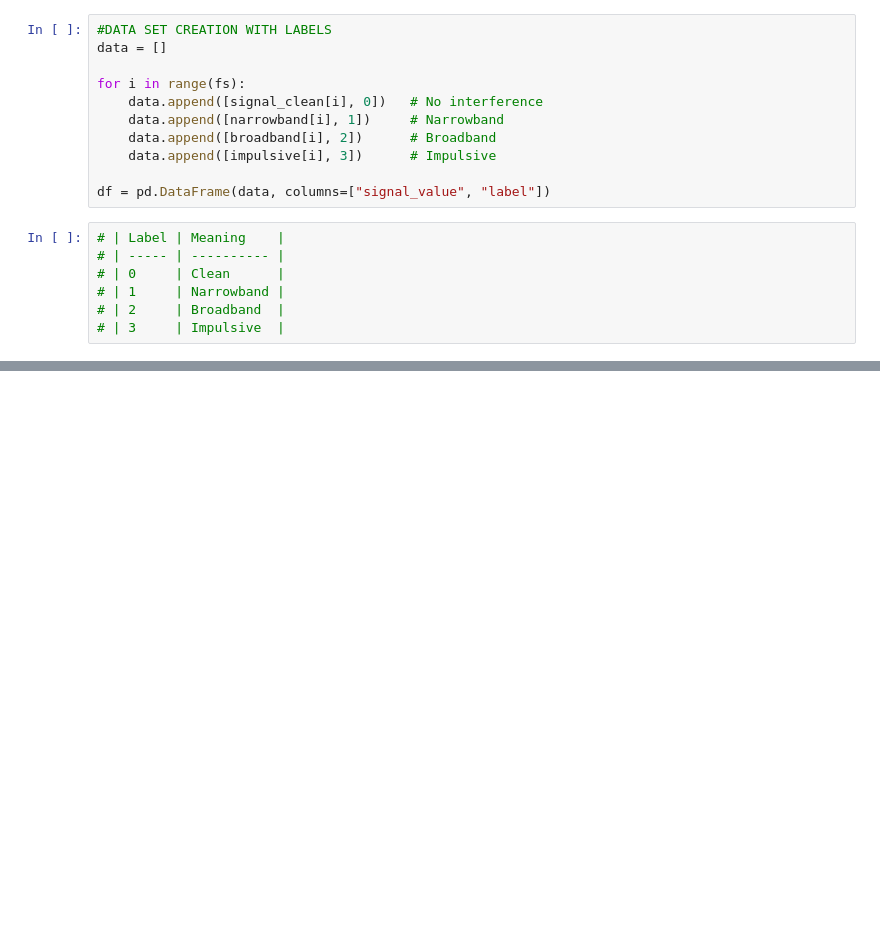
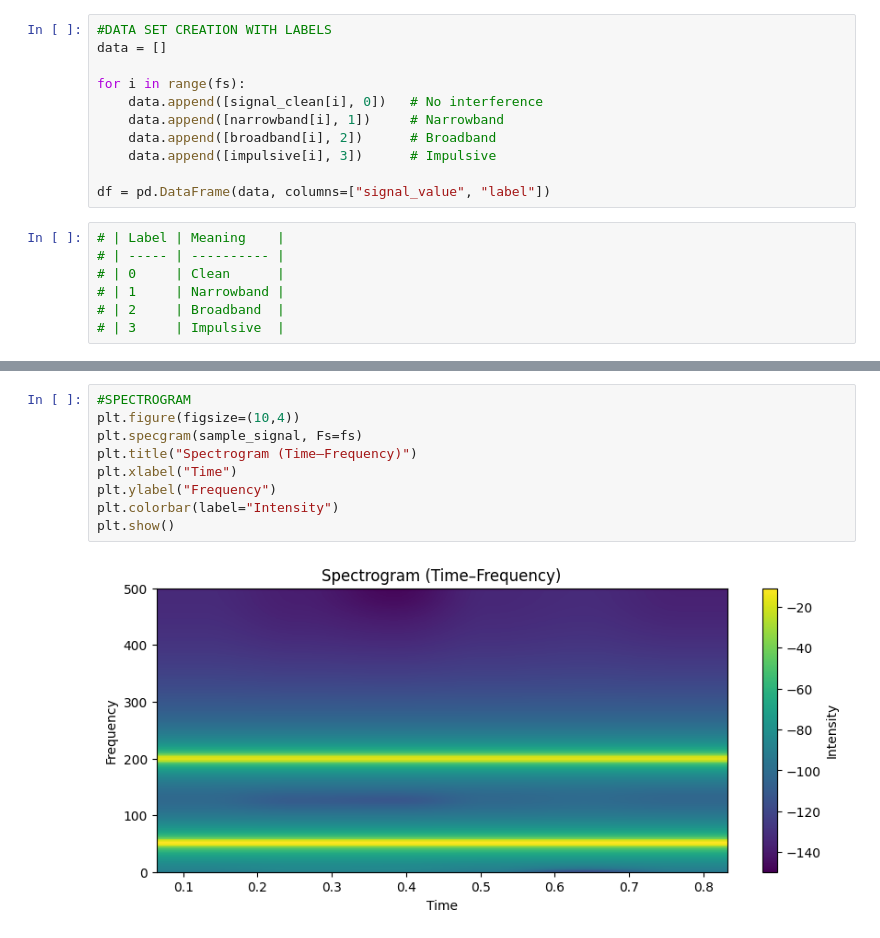
Before and after one commit to Tanmai7/AI_RFI_Detection_Project, a Jupyter notebook: notebooks/01_signal_dataset_generation.ipynb, the cells around one changed output, grey strips where cells are left out. Drawn from its saved outputs; the diff is of its cells as text; blank space fills up the shorter version.

```diff
--- a/notebooks/01_signal_dataset_generation.ipynb
+++ b/notebooks/01_signal_dataset_generation.ipynb
@@ -72,0 +105,11 @@ df.to_csv(os.path.join(data_path, "rfi_signal_dataset.csv"), index=False)
+# %%
+#SPECTROGRAM
+plt.figure(figsize=(10,4))
+plt.specgram(sample_signal, Fs=fs)
+plt.title("Spectrogram (Time–Frequency)")
+plt.xlabel("Time")
+plt.ylabel("Frequency")
+plt.colorbar(label="Intensity")
+plt.show()
+# %% [output]
+[figure, added]
```
Also changed, not shown: parts of 8 cells of this notebook, 2 other files.
